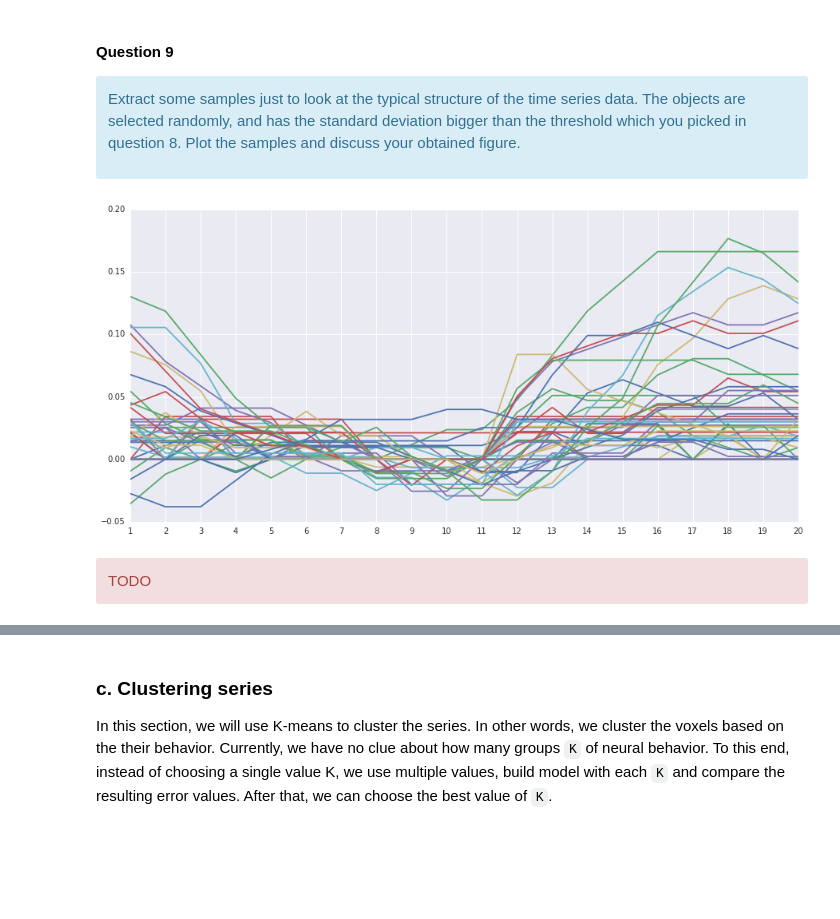
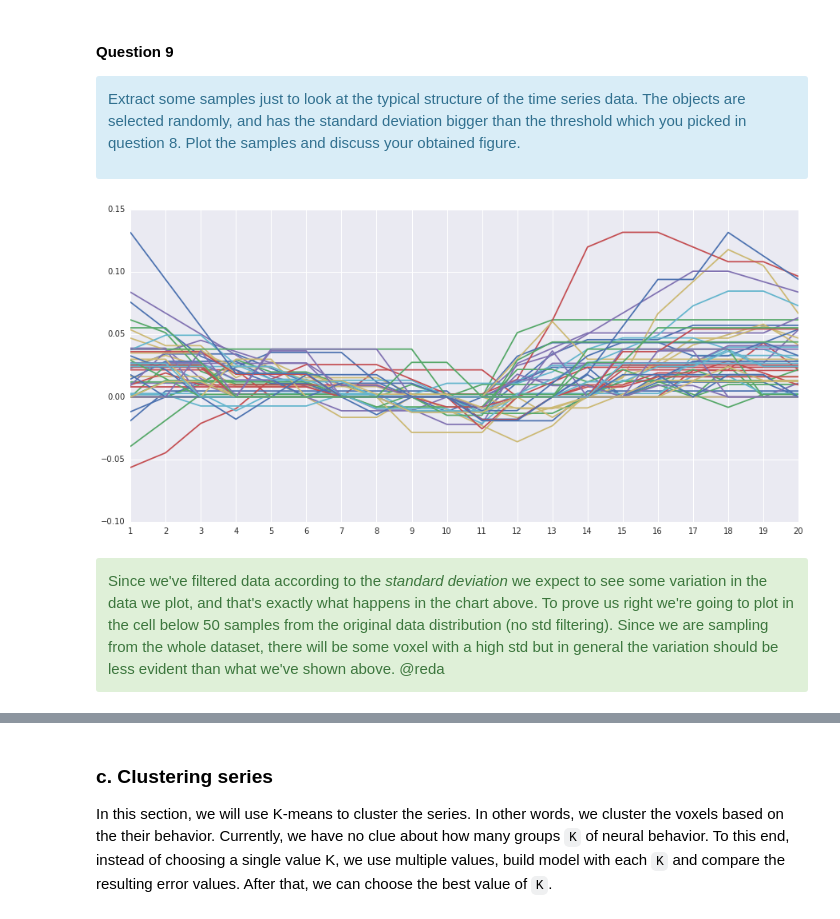
Before and after one commit to alegaballo/AML, a Jupyter notebook: [Lecture 11+12] Analyzing Neuroimaging Data with PySpark and Thunder.ipynb, the cells around one changed output, grey strips where cells are left out. Cells and saved outputs as stored; diff of their text form; code cells hidden in the pictures; blank space fills up the shorter version.

```diff
--- a/[Lecture 11+12] Analyzing Neuroimaging Data with PySpark and Thunder.ipynb
+++ b/[Lecture 11+12] Analyzing Neuroimaging Data with PySpark and Thunder.ipynb
@@ -696,11 +695,11 @@ Plot the samples and discuss your obtained figure.
 </div>
 # %%
 # sample 50 objects of the data randomly base on the standard deviation
-threshold = 0.006
+threshold = 0.0065
 examples = data.filter(lambda x: x.std() > threshold).sample(50)
 # plot the sample data
 plot_voxels(np.array(examples).T)
 # %% [output]
-[figure, old version]
+[figure, new version]
-# %% [markdown]
-<div class="alert alert-danger">TODO</div>
+# %% [markdown]
+<div class="alert alert-success">Since we've filtered data according to the <i>standard deviation</i> we expect to see some variation in the data we plot, and that's exactly what happens in the chart above. To prove us right we're going to plot in the cell below 50 samples from the original data distribution (no std filtering). Since we are sampling from the whole dataset, there will be some voxel with a high std but in general the variation should be less evident than what we've shown above. @reda</div>
```
Also changed, not shown: parts of 48 cells of this notebook.
